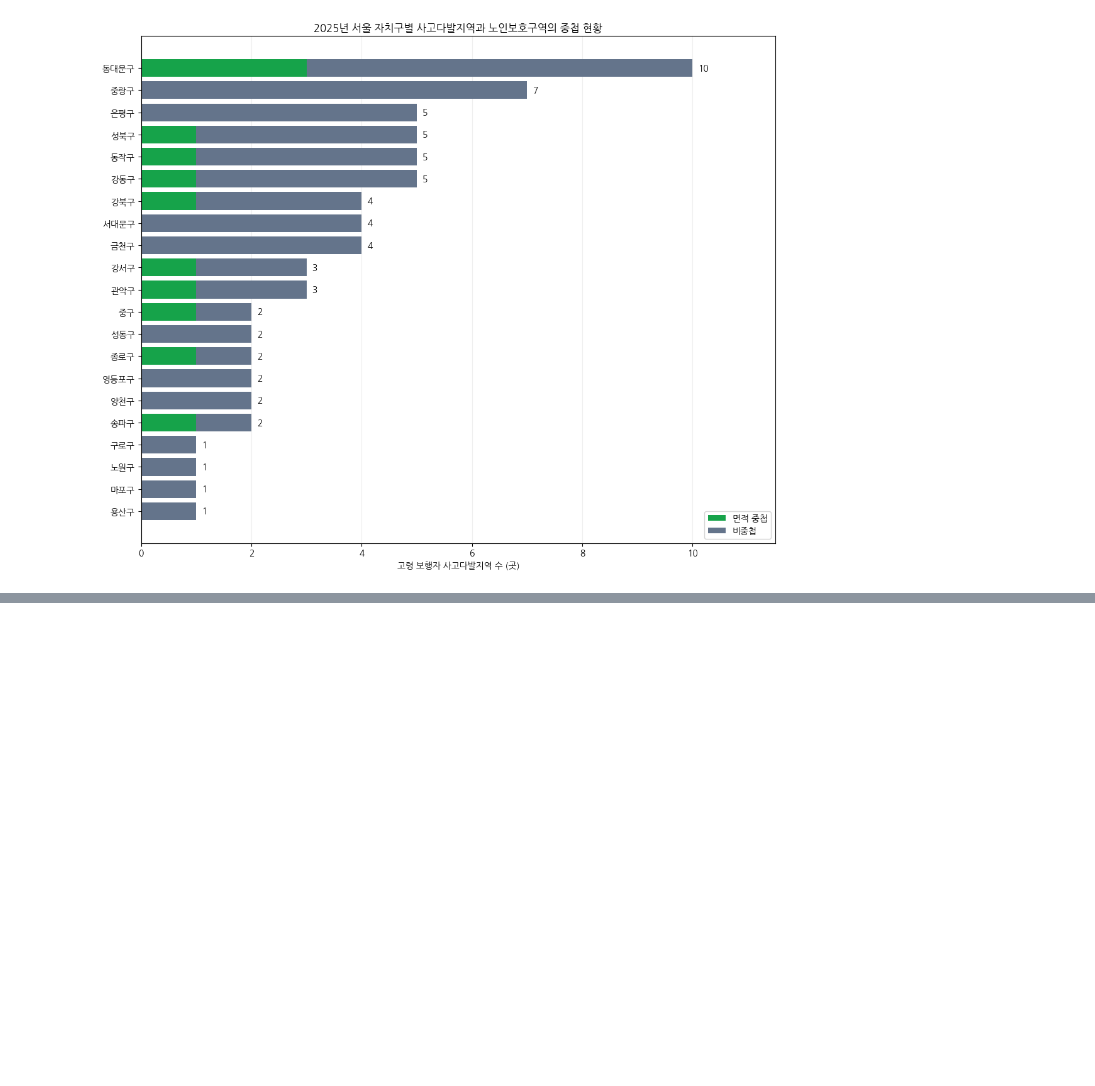
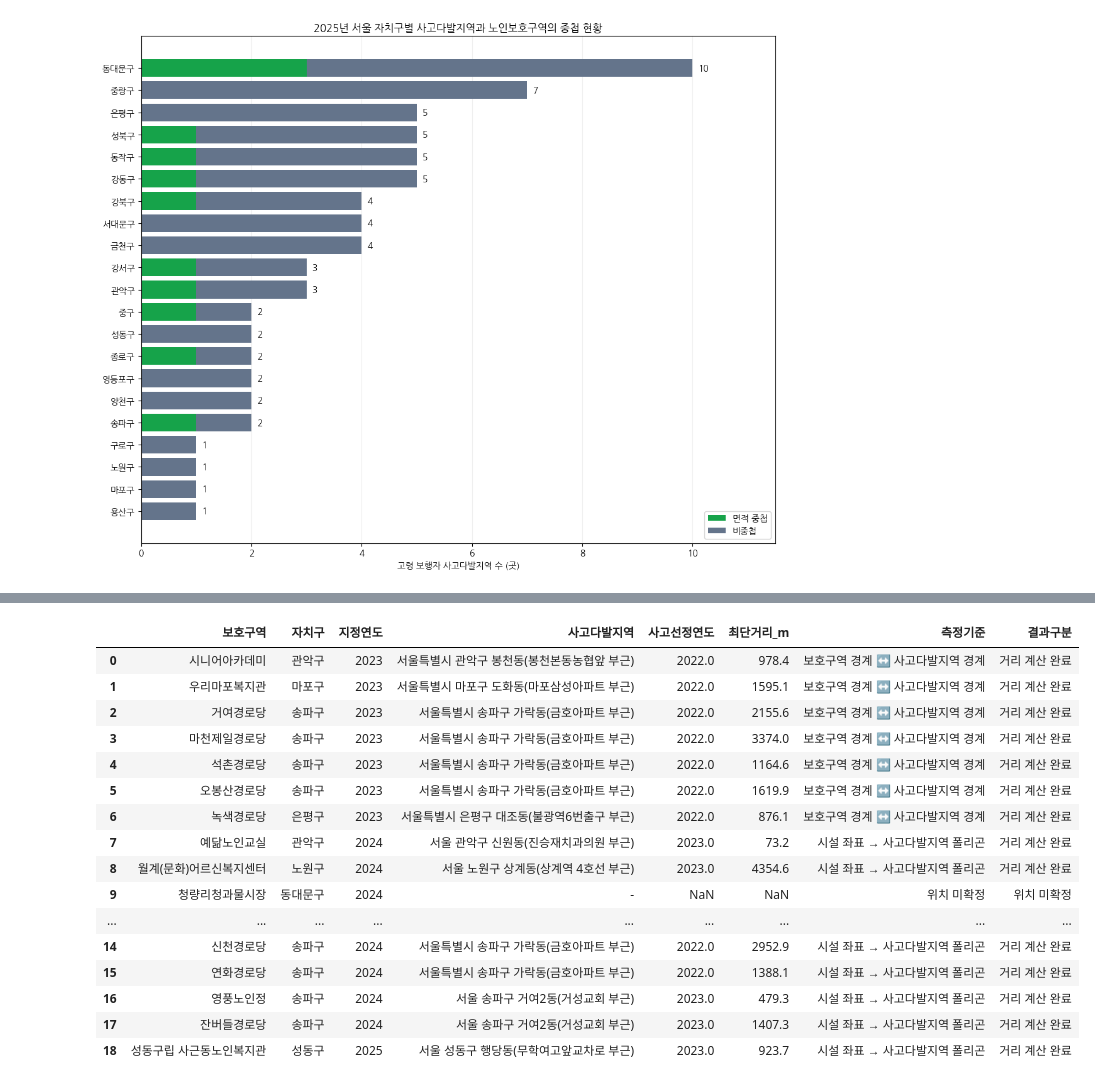
Before and after one commit to csy04x2/elder_accident, a Jupyter notebook: analysis.ipynb, the cells around one changed output, grey strips where cells are left out. Cells and saved outputs as stored; diff of their text form; code cells hidden in the pictures; blank space fills up the shorter version.

Commit message:
analysis: complete protection zone analyses 11 and 12

```diff
--- a/analysis.ipynb
+++ b/analysis.ipynb
@@ -2499,0 +3416,89 @@ plt.show()
+# %%
+
+# 분석 12 - STEP 10
+# 신규 노인보호구역 19곳의 공간 비교 결과 통합
+
+# 1. 기존 API 경계로 계산한 8곳
+api_results = distance_8_df.rename(columns={
+    '가장_가까운_과거_사고다발지역': '사고다발지역'
+}).copy()
+
+api_results['측정기준'] = '보호구역 경계 ↔ 사고다발지역 경계'
+
+# 2. 추가 확인한 마천제일경로당
+macheon_result = pd.DataFrame([{
+    '보호구역': '마천제일경로당',
+    '자치구': '송파구',
+    '지정연도': 2023,
+    '사고다발지역': '서울특별시 송파구 가락동(금호아파트 부근)',
+    '사고선정연도': 2022,
+    '최단거리_m': 3374.0,
+    '측정기준': '보호구역 경계 ↔ 사고다발지역 경계'
+}])
+
+# 3. 시설 좌표로 계산한 9곳
+point_results = point_distance_9_df.rename(columns={
+    '가장_가까운_과거_사고다발지역': '사고다발지역',
+    '거리측정기준': '측정기준'
+}).copy()
+
+# 4. 청량리청과물시장 (위치 미확정)
+unlocated_result = pd.DataFrame([{
+    '보호구역': '청량리청과물시장',
+    '자치구': '동대문구',
+    '지정연도': 2024,
+    '사고다발지역': '-',
+    '사고선정연도': None,
+    '최단거리_m': None,
+    '측정기준': '위치 미확정'
+}])
+
+# 5. 전체 통합
+analysis12_final = pd.concat([
+    api_results,
+    macheon_result,
+    point_results,
+    unlocated_result
+], ignore_index=True)
+
+# 6. 비교 대상이 없는 경우를 따로 표시
+analysis12_final['결과구분'] = '거리 계산 완료'
+
+analysis12_final.loc[
+    analysis12_final['최단거리_m'].isna()
+    & analysis12_final['측정기준'].str.contains('경계'),
+    '결과구분'
+] = '비교 대상 없음'
+
+analysis12_final.loc[
+    analysis12_final['측정기준'] == '위치 미확정',
+    '결과구분'
+] = '위치 미확정'
+
+analysis12_final = analysis12_final.sort_values(
+    ['지정연도', '자치구', '보호구역']
+).reset_index(drop=True)
+
+display(analysis12_final)
+
+print('\n[결과 요약]')
+print('전체 신규 보호구역:', len(analysis12_final), '곳')
+print(analysis12_final['결과구분'].value_counts())
+# %% [output]
+|  | 보호구역 | 자치구 | 지정연도 | 사고다발지역 | 사고선정연도 | 최단거리_m | 측정기준 | 결과구분 |
+| 0 | 시니어아카데미 | 관악구 | 2023 | 서울특별시 관악구 봉천동(봉천본동농협앞 부근) | 2022.0 | 978.4 | 보호구역 경계 ↔ 사고다발지역 경계 | 거리 계산 완료 |
+| 1 | 우리마포복지관 | 마포구 | 2023 | 서울특별시 마포구 도화동(마포삼성아파트 부근) | 2022.0 | 1595.1 | 보호구역 경계 ↔ 사고다발지역 경계 | 거리 계산 완료 |
+| 2 | 거여경로당 | 송파구 | 2023 | 서울특별시 송파구 가락동(금호아파트 부근) | 2022.0 | 2155.6 | 보호구역 경계 ↔ 사고다발지역 경계 | 거리 계산 완료 |
+| 3 | 마천제일경로당 | 송파구 | 2023 | 서울특별시 송파구 가락동(금호아파트 부근) | 2022.0 | 3374.0 | 보호구역 경계 ↔ 사고다발지역 경계 | 거리 계산 완료 |
+| 4 | 석촌경로당 | 송파구 | 2023 | 서울특별시 송파구 가락동(금호아파트 부근) | 2022.0 | 1164.6 | 보호구역 경계 ↔ 사고다발지역 경계 | 거리 계산 완료 |
+| 5 | 오봉산경로당 | 송파구 | 2023 | 서울특별시 송파구 가락동(금호아파트 부근) | 2022.0 | 1619.9 | 보호구역 경계 ↔ 사고다발지역 경계 | 거리 계산 완료 |
+| 6 | 녹색경로당 | 은평구 | 2023 | 서울특별시 은평구 대조동(불광역6번출구 부근) | 2022.0 | 876.1 | 보호구역 경계 ↔ 사고다발지역 경계 | 거리 계산 완료 |
+| 7 | 예닮노인교실 | 관악구 | 2024 | 서울 관악구 신원동(진승재치과의원 부근) | 2023.0 | 73.2 | 시설 좌표 → 사고다발지역 폴리곤 | 거리 계산 완료 |
+| 8 | 월계(문화)어르신복지센터 | 노원구 | 2024 | 서울 노원구 상계동(상계역 4호선 부근) | 2023.0 | 4354.6 | 시설 좌표 → 사고다발지역 폴리곤 | 거리 계산 완료 |
+| 9 | 청량리청과물시장 | 동대문구 | 2024 | - | NaN | NaN | 위치 미확정 | 위치 미확정 |
+| ... | ... | ... | ... | ... | ... | ... | ... | ... |
+| 14 | 신천경로당 | 송파구 | 2024 | 서울특별시 송파구 가락동(금호아파트 부근) | 2022.0 | 2952.9 | 시설 좌표 → 사고다발지역 폴리곤 | 거리 계산 완료 |
+| 15 | 연화경로당 | 송파구 | 2024 | 서울특별시 송파구 가락동(금호아파트 부근) | 2022.0 | 1388.1 | 시설 좌표 → 사고다발지역 폴리곤 | 거리 계산 완료 |
+| 16 | 영풍노인정 | 송파구 | 2024 | 서울 송파구 거여2동(거성교회 부근) | 2023.0 | 479.3 | 시설 좌표 → 사고다발지역 폴리곤 | 거리 계산 완료 |
+| 17 | 잔버들경로당 | 송파구 | 2024 | 서울 송파구 거여2동(거성교회 부근) | 2023.0 | 1407.3 | 시설 좌표 → 사고다발지역 폴리곤 | 거리 계산 완료 |
+| 18 | 성동구립 사근동노인복지관 | 성동구 | 2025 | 서울 성동구 행당동(무학여고앞교차로 부근) | 2023.0 | 923.7 | 시설 좌표 → 사고다발지역 폴리곤 | 거리 계산 완료 |
```
Also changed, not shown: parts of 16 cells of this notebook.
